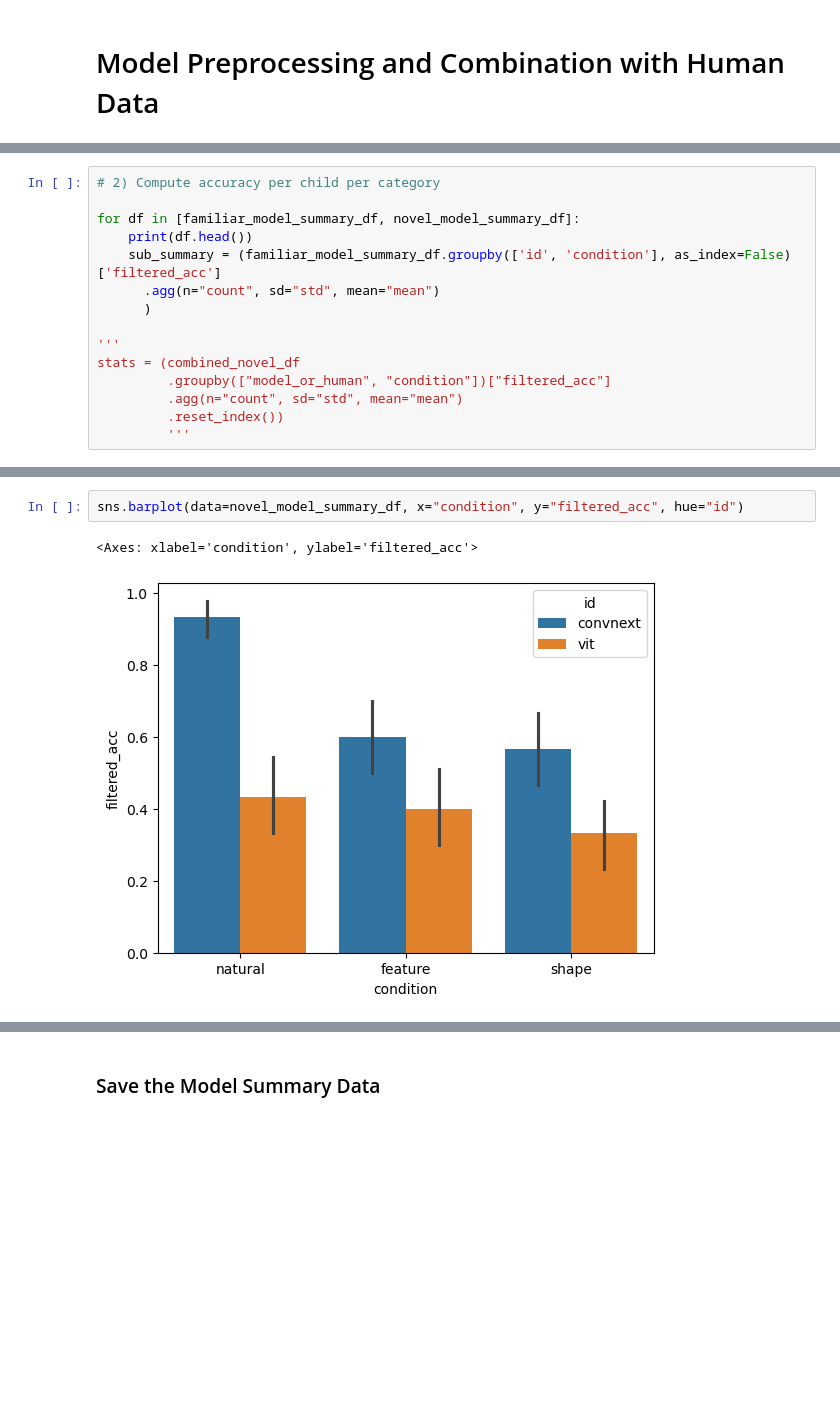
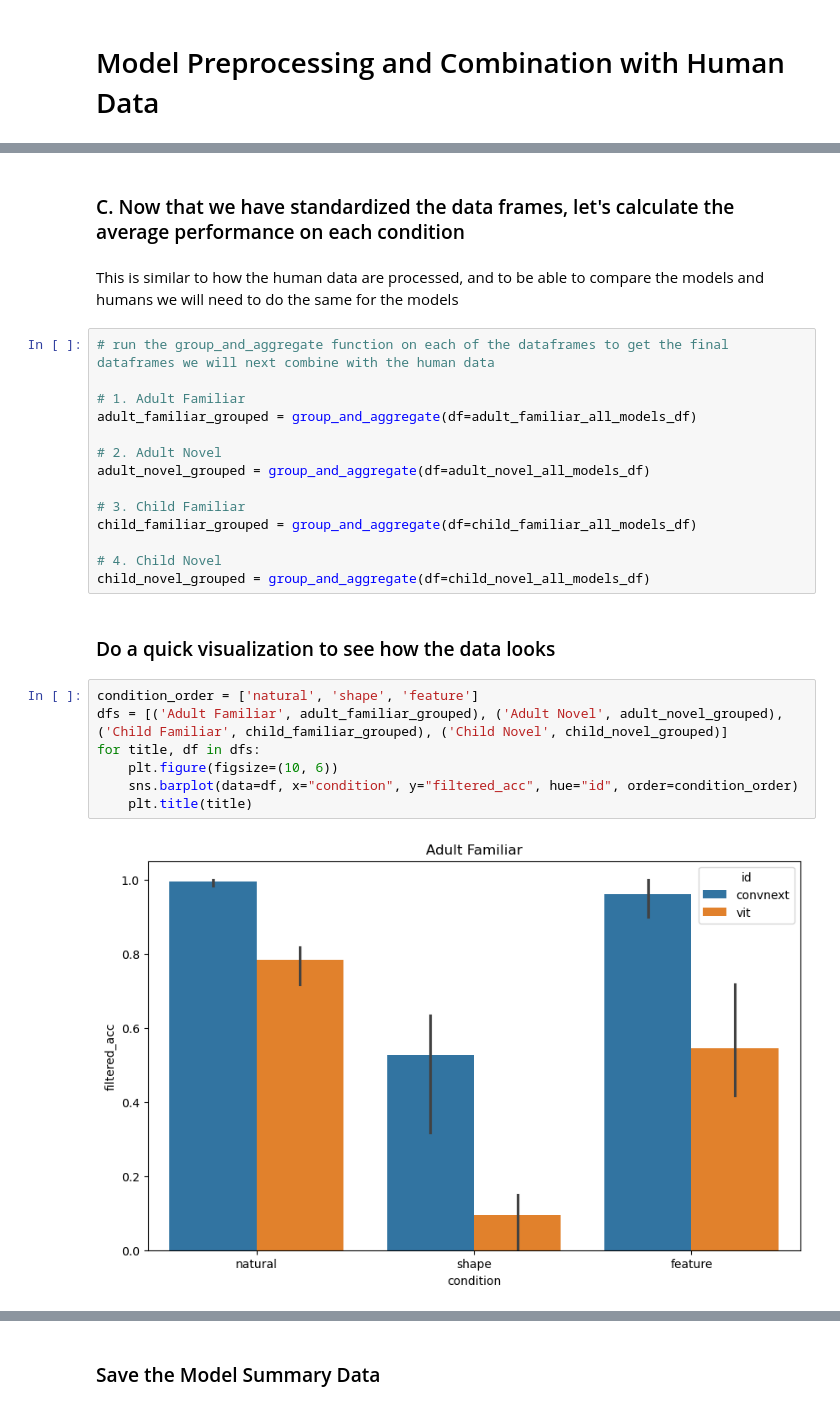
Before and after one commit to ars1399/glint_analysis, a Jupyter notebook: model_preprocessing_script.ipynb, the cells around one changed output, grey strips where cells are left out. Drawn from its saved outputs; the diff is of its cells as text; blank space fills up the shorter version.

Commit message:
Fixed the Model Processing Script to now be able to process the child models

```diff
--- a/model_preprocessing_script.ipynb
+++ b/model_preprocessing_script.ipynb
@@ -192,15 +73,0 @@ novel_child_model_summary_df = concat_or_empty(full_novel_child, out_cols)
-# %%
-# 2) Compute accuracy per child per category
-
-for df in [familiar_model_summary_df, novel_model_summary_df]:
-    print(df.head())
-    sub_summary = (familiar_model_summary_df.groupby(['id', 'condition'], as_index=False)['filtered_acc']
-      .agg(n="count", sd="std", mean="mean")
-      )
-
-'''
-stats = (combined_novel_df
-         .groupby(["model_or_human", "condition"])["filtered_acc"]
-         .agg(n="count", sd="std", mean="mean")
-         .reset_index())
-         '''
@@ -226,5 +175,29 @@ stats = (combined_novel_df
+# %% [markdown]
+### C. Now that we have standardized the data frames, let's calculate the average performance on each condition
+# %% [markdown]
+This is similar to how the human data are processed, and to be able to compare the models and humans we will need to do the same for the models
+# %%
+# run the group_and_aggregate function on each of the dataframes to get the final dataframes we will next combine with the human data
+
+# 1. Adult Familiar
+adult_familiar_grouped = group_and_aggregate(df=adult_familiar_all_models_df)
+
+# 2. Adult Novel
+adult_novel_grouped = group_and_aggregate(df=adult_novel_all_models_df)
+
+# 3. Child Familiar
+child_familiar_grouped = group_and_aggregate(df=child_familiar_all_models_df)
+
+# 4. Child Novel
+child_novel_grouped = group_and_aggregate(df=child_novel_all_models_df)
+# %% [markdown]
+### Do a quick visualization to see how the data looks
 # %%
-sns.barplot(data=novel_model_summary_df, x="condition", y="filtered_acc", hue="id")
+condition_order = ['natural', 'shape', 'feature']
+dfs = [('Adult Familiar', adult_familiar_grouped), ('Adult Novel', adult_novel_grouped), ('Child Familiar', child_familiar_grouped), ('Child Novel', child_novel_grouped)]
+for title, df in dfs:
+    plt.figure(figsize=(10, 6))
+    sns.barplot(data=df, x="condition", y="filtered_acc", hue="id", order=condition_order)
+    plt.title(title)
 # %% [output]
-<Axes: xlabel='condition', ylabel='filtered_acc'>
-[figure, old version]
+[figure, new version]
```
Also changed, not shown: parts of 18 cells of this notebook, 1 other file.
